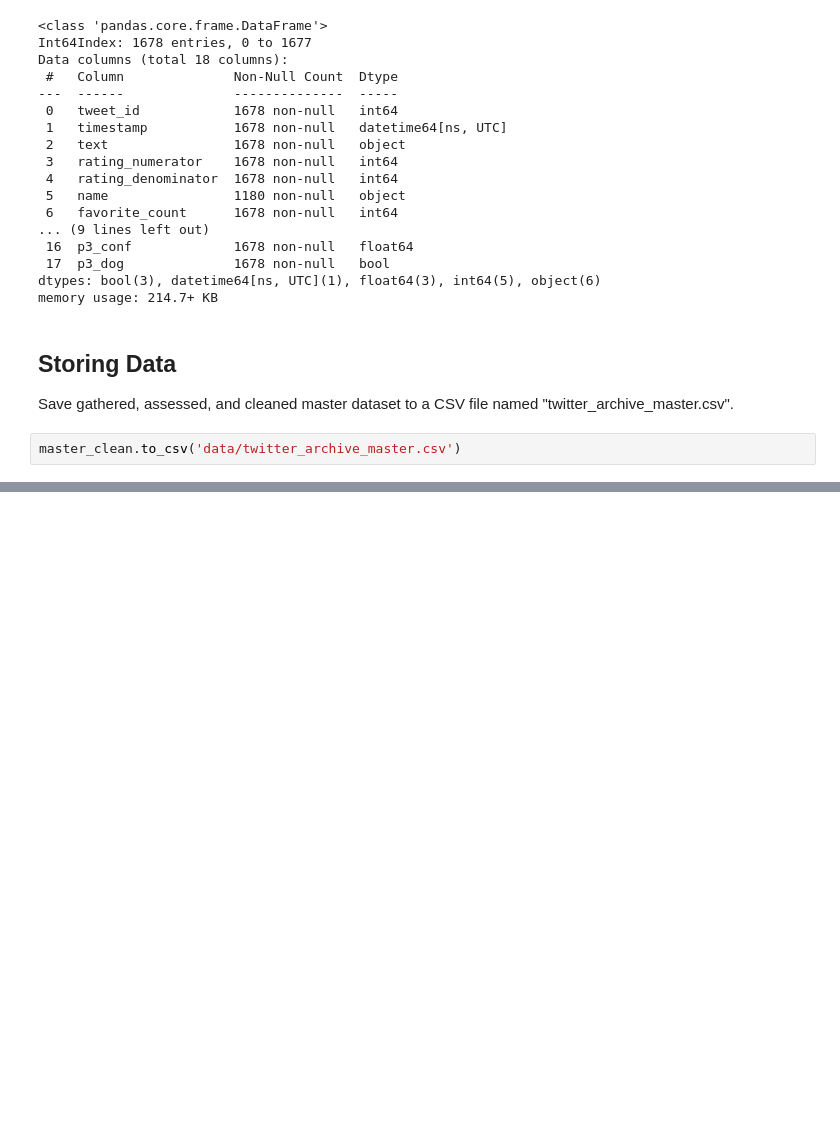
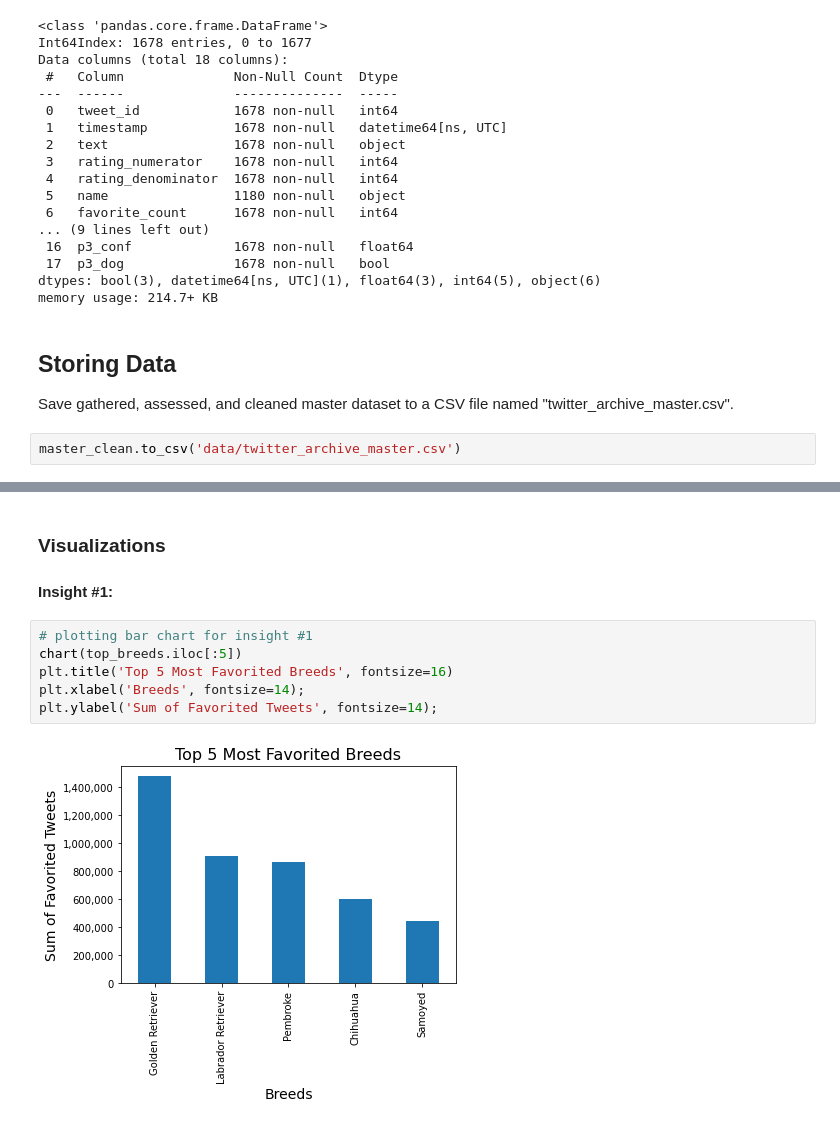
Before and after one commit to tharcyla/wrangle-and-analyze-data, a Jupyter notebook: wrangle_act.ipynb, the cells around one changed output, grey strips where cells are left out. Drawn from its saved outputs; the diff is of its cells as text; blank space fills up the shorter version.

```diff
--- a/wrangle_act.ipynb
+++ b/wrangle_act.ipynb
@@ -1215,0 +1333,12 @@ In this section, analyze and visualize your wrangled data. You must produce at l
+# %% [markdown]
+### Visualizations
+
+#### Insight #1:
+# %%
+# plotting bar chart for insight #1
+chart(top_breeds.iloc[:5])
+plt.title('Top 5 Most Favorited Breeds', fontsize=16)
+plt.xlabel('Breeds', fontsize=14);
+plt.ylabel('Sum of Favorited Tweets', fontsize=14);
+# %% [output]
+[figure, added]
```
Also changed, not shown: parts of 27 cells of this notebook.
